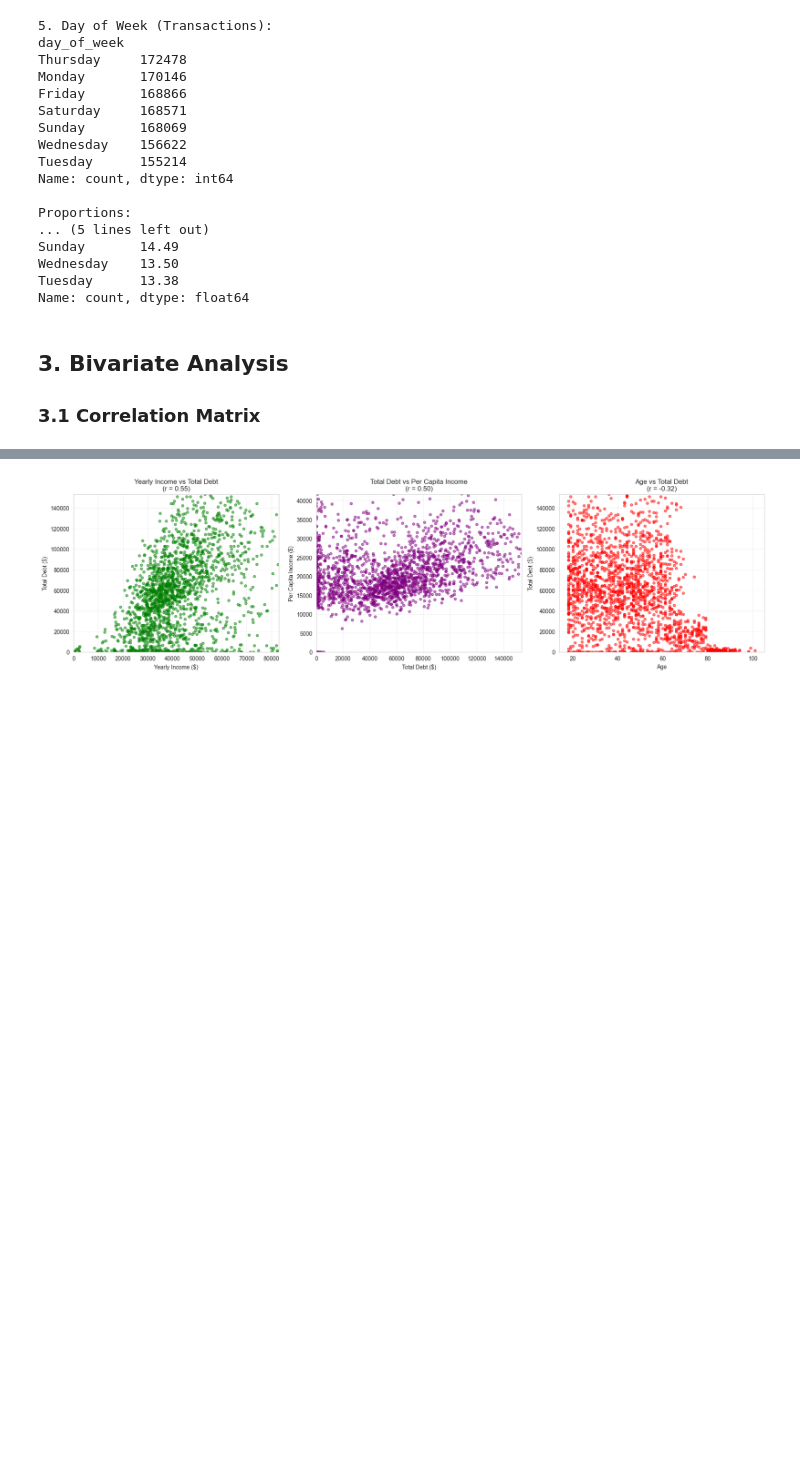
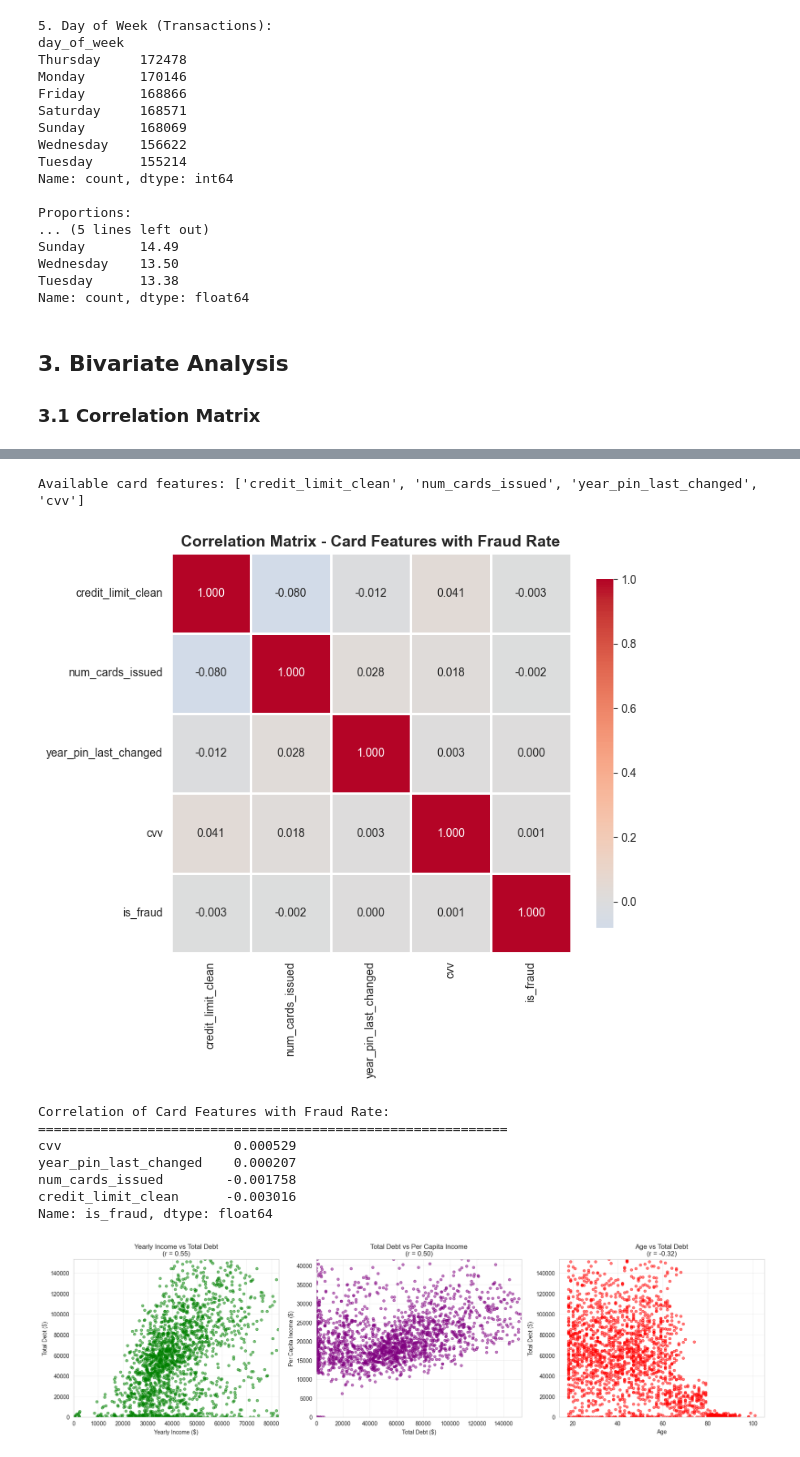
Before and after one commit to babdudu/dataMining, a Jupyter notebook: Project.ipynb, the cells around one changed output, grey strips where cells are left out. Saved outputs shown, nothing was run; the diff lists cells and outputs as text; code cells hidden in the pictures; blank space fills up the shorter version.

```diff
--- a/Project.ipynb
+++ b/Project.ipynb
@@ -848,3 +887,45 @@ per_capita_income_clean                 1.000000
+# %%
+# Ensure credit_limit_clean exists
+if 'credit_limit_clean' not in df_merged.columns and 'credit_limit' in df_merged.columns:
+    df_merged['credit_limit_clean'] = df_merged['credit_limit'].str.replace('$', '').str.replace(',', '').astype(float)
+
+# Card features
+card_features = []
+potential_card_features = ['credit_limit_clean', 'num_cards_issued', 'year_pin_last_changed', 'cvv']
+
+for feat in potential_card_features:
+    if feat in df_merged.columns:
+        card_features.append(feat)
+
+print(f"Available card features: {card_features}")
+
+# Create correlation matrix for card features with fraud
+card_corr_data = df_merged[card_features + ['is_fraud']].copy()
+card_corr_matrix = card_corr_data.corr()
+
+# Plot card features correlation heatmap
+plt.figure(figsize=(8, 7))
+sns.heatmap(card_corr_matrix, annot=True, fmt='.3f', cmap='coolwarm', center=0,
+            square=True, linewidths=1, cbar_kws={"shrink": 0.8})
+plt.title('Correlation Matrix - Card Features with Fraud Rate', fontsize=14, fontweight='bold')
+plt.tight_layout()
+plt.show()
+
+# Show correlation with fraud
+card_fraud_corr = card_corr_matrix['is_fraud'].drop('is_fraud').sort_values(ascending=False)
+print("\nCorrelation of Card Features with Fraud Rate:")
+print("=" * 60)
+print(card_fraud_corr)
+# %% [output]
+Available card features: ['credit_limit_clean', 'num_cards_issued', 'year_pin_last_changed', 'cvv']
+[figure, added]
+Correlation of Card Features with Fraud Rate:
+============================================================
+cvv                      0.000529
+year_pin_last_changed    0.000207
+num_cards_issued        -0.001758
+credit_limit_clean      -0.003016
+Name: is_fraud, dtype: float64
 # %%
 # Scatter plots for key relationships (high correlations)
 fig, axes = plt.subplots(1, 3, figsize=(18, 5))
```
Also changed, not shown: parts of 2 cells of this notebook.
